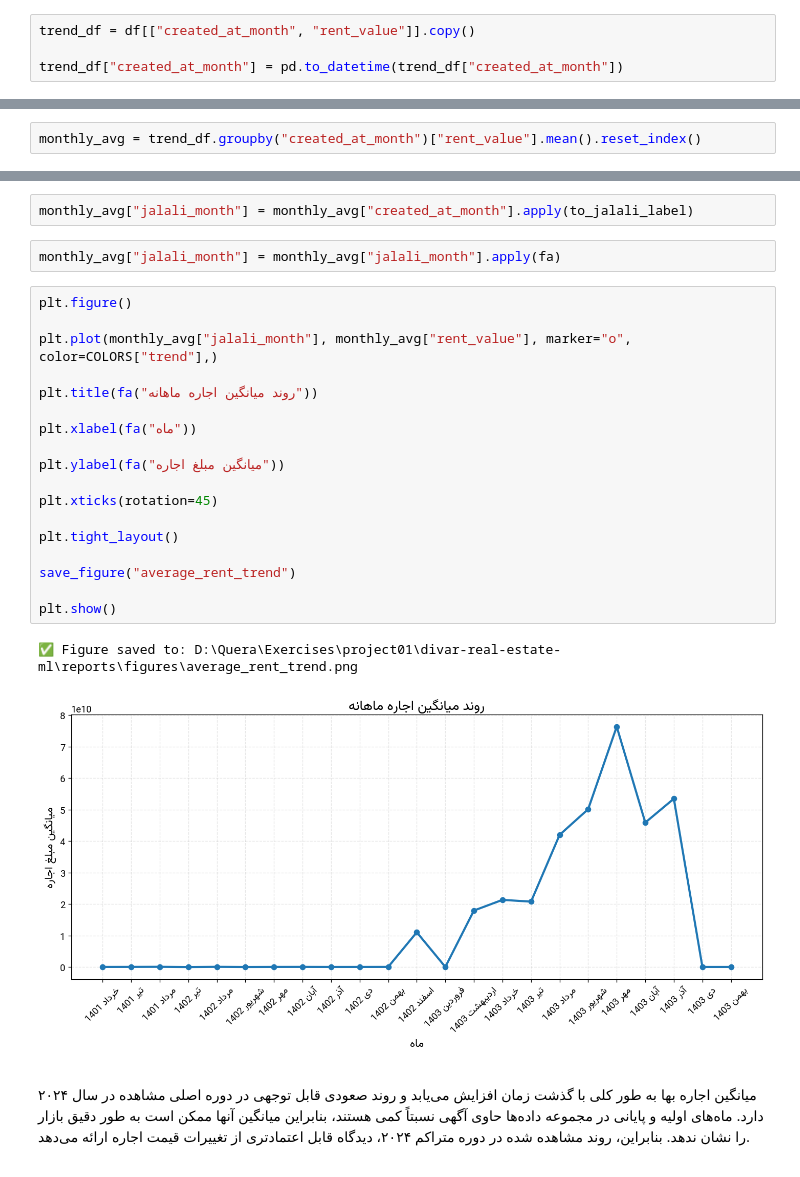
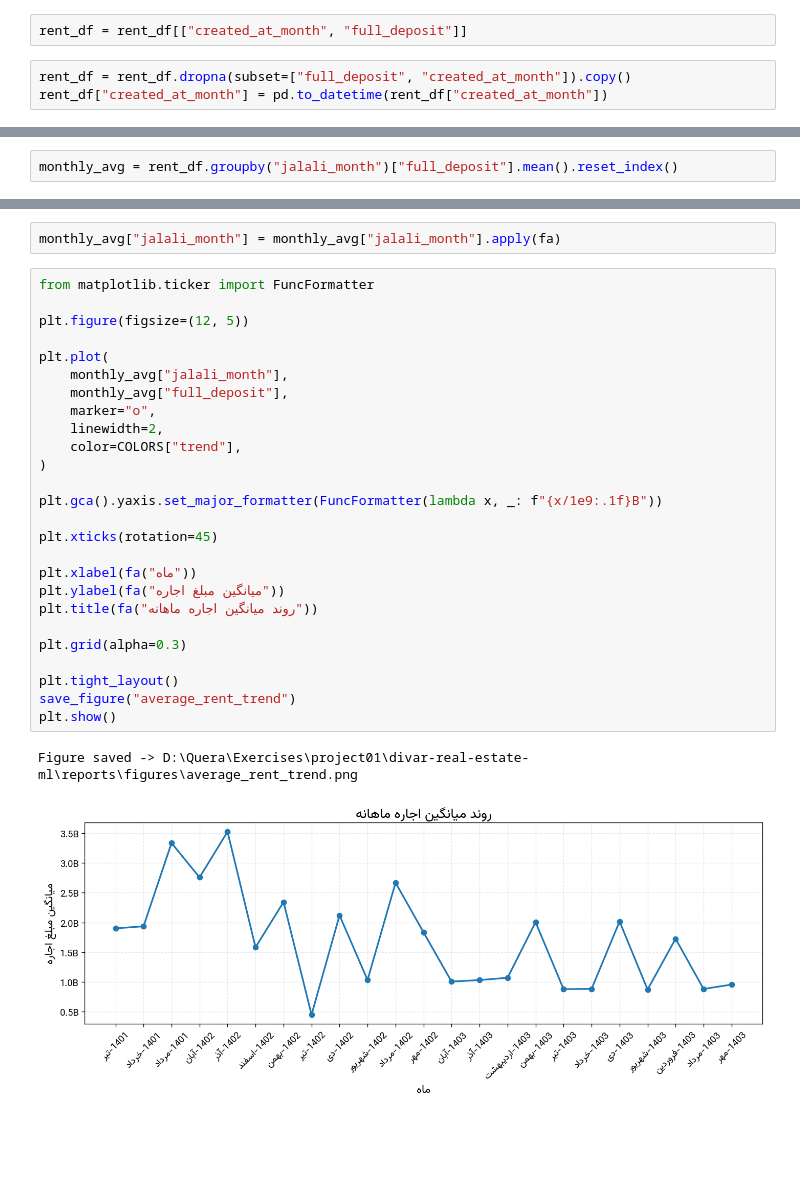
Before and after one commit to maslri/divar-real-estate-ml, a Jupyter notebook: notebooks/06_average_rent_trend.ipynb, the cells around one changed output, grey strips where cells are left out. Saved outputs shown, nothing was run; the diff lists cells and outputs as text; blank space fills up the shorter version.

```diff
--- a/notebooks/06_average_rent_trend.ipynb
+++ b/notebooks/06_average_rent_trend.ipynb
@@ -68,4 +47,5 @@ Length: 46, dtype: str
+# %%
+rent_df = rent_df[["created_at_month", "full_deposit"]]
 # %%
-trend_df = df[["created_at_month", "rent_value"]].copy()
-
-trend_df["created_at_month"] = pd.to_datetime(trend_df["created_at_month"])
+rent_df = rent_df.dropna(subset=["full_deposit", "created_at_month"]).copy()
+rent_df["created_at_month"] = pd.to_datetime(rent_df["created_at_month"])
@@ -80,3 +82,3 @@ trend_df = trend_df.dropna(subset=["rent_value"])
 # %%
-monthly_avg = trend_df.groupby("created_at_month")["rent_value"].mean().reset_index()
+monthly_avg = rent_df.groupby("jalali_month")["full_deposit"].mean().reset_index()
 # %%
@@ -114,31 +104,31 @@ def to_jalali_label(date):
-# %%
-monthly_avg["jalali_month"] = monthly_avg["created_at_month"].apply(to_jalali_label)
 # %%
 monthly_avg["jalali_month"] = monthly_avg["jalali_month"].apply(fa)
 # %%
-plt.figure()
+from matplotlib.ticker import FuncFormatter
 
-plt.plot(monthly_avg["jalali_month"], monthly_avg["rent_value"], marker="o", color=COLORS["trend"],)
+plt.figure(figsize=(12, 5))
 
-plt.title(fa("روند میانگین اجاره ماهانه"))
+plt.plot(
+    monthly_avg["jalali_month"],
+    monthly_avg["full_deposit"],
+    marker="o",
+    linewidth=2,
+    color=COLORS["trend"],
+)
 
-plt.xlabel(fa("ماه"))
-
-plt.ylabel(fa("میانگین مبلغ اجاره"))
+plt.gca().yaxis.set_major_formatter(FuncFormatter(lambda x, _: f"{x/1e9:.1f}B"))
 
 plt.xticks(rotation=45)
 
+plt.xlabel(fa("ماه"))
+plt.ylabel(fa("میانگین مبلغ اجاره"))
+plt.title(fa("روند میانگین اجاره ماهانه"))
+
+plt.grid(alpha=0.3)
+
 plt.tight_layout()
-
 save_figure("average_rent_trend")
-
 plt.show()
 # %% [output]
-✅ Figure saved to: D:\Quera\Exercises\project01\divar-real-estate-ml\reports\figures\average_rent_trend.png
+Figure saved -> D:\Quera\Exercises\project01\divar-real-estate-ml\reports\figures\average_rent_trend.png
-[figure, old version]
+[figure, new version]
-# %% [markdown]
-<p dir="rtl">
-
-میانگین اجاره بها به طور کلی با گذشت زمان افزایش می‌یابد و روند صعودی قابل توجهی در دوره اصلی مشاهده در سال ۲۰۲۴ دارد. ماه‌های اولیه و پایانی در مجموعه داده‌ها حاوی آگهی نسبتاً کمی هستند، بنابراین میانگین آنها ممکن است به طور دقیق بازار را نشان ندهد. بنابراین، روند مشاهده شده در دوره متراکم ۲۰۲۴، دیدگاه قابل اعتمادتری از تغییرات قیمت اجاره ارائه می‌دهد.
-
-</p>
```
Also changed, not shown: parts of 14 cells of this notebook, 1 other file.
